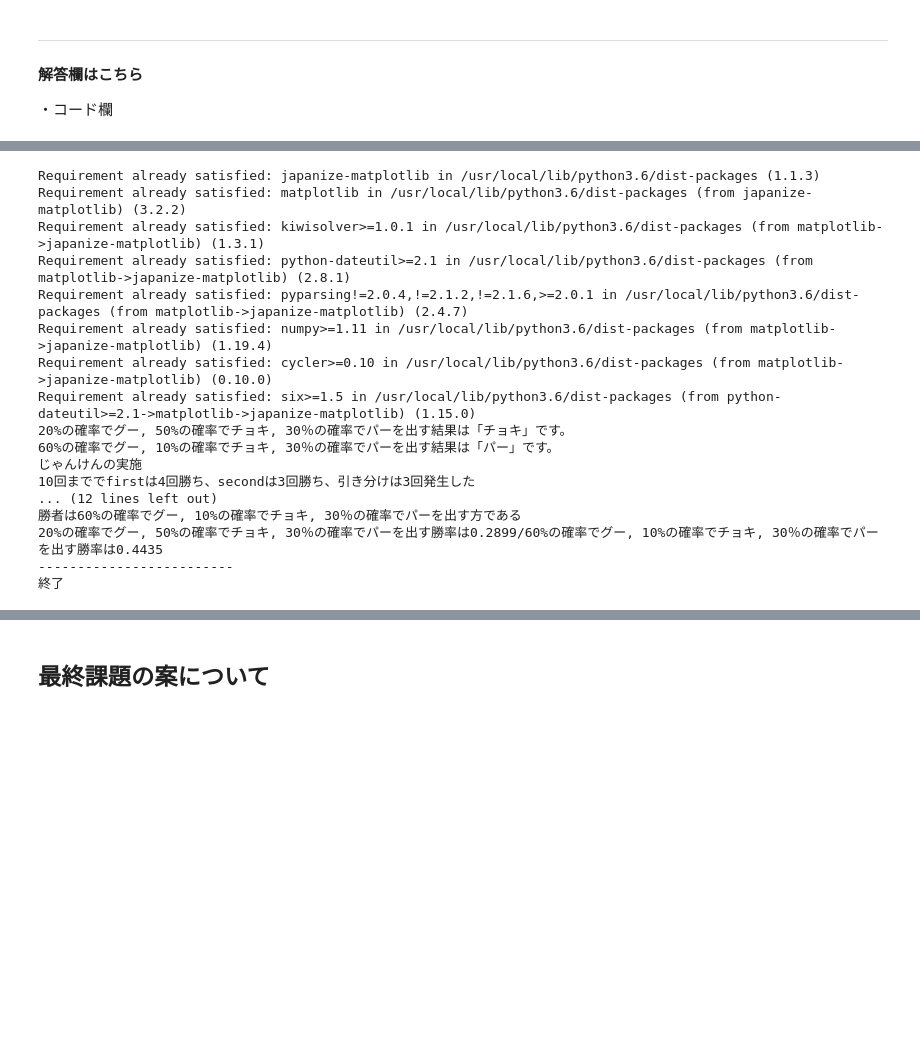
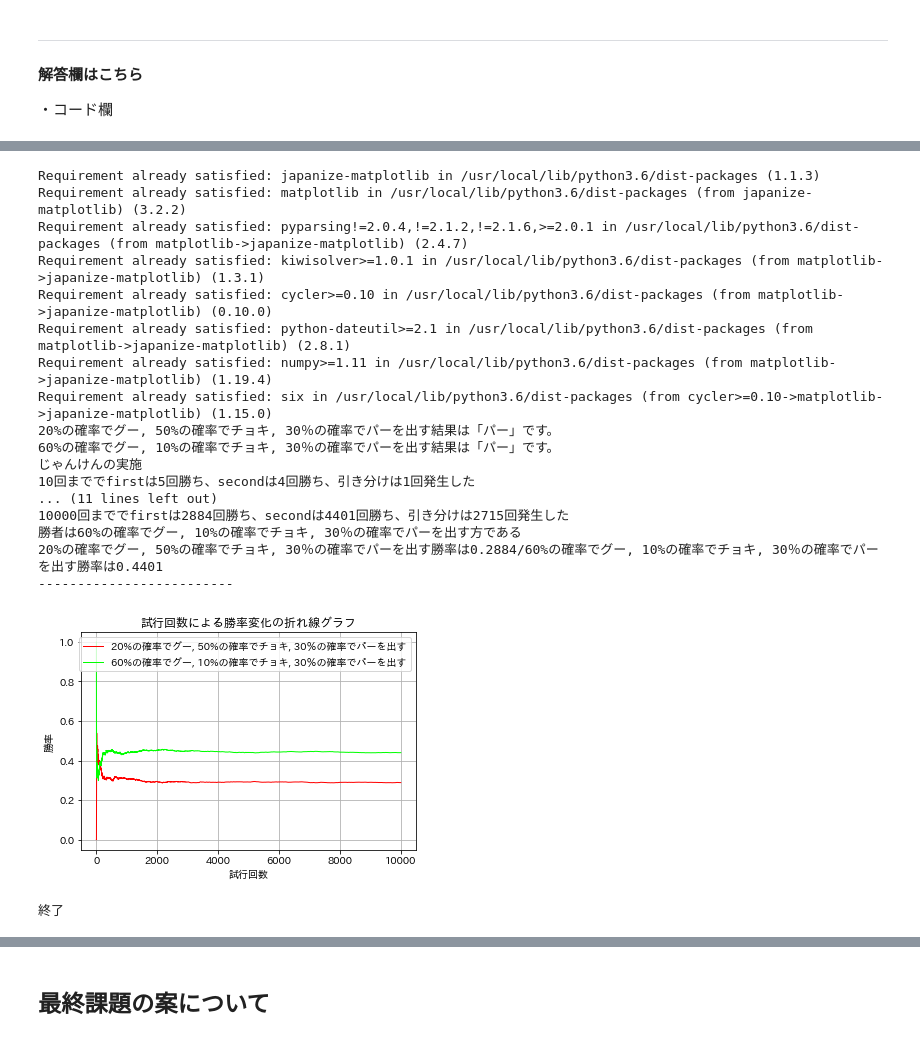
Before and after one commit to Usuyuki/Report2_AdDS2020, a Jupyter notebook: Report2_AdDS2020_202170U.ipynb, the cells around one changed output, grey strips where cells are left out. Saved outputs shown, nothing was run; the diff lists cells and outputs as text; code cells hidden in the pictures; blank space fills up the shorter version.

```diff
--- a/Report2_AdDS2020_202170U.ipynb
+++ b/Report2_AdDS2020_202170U.ipynb
@@ -349,13 +389,14 @@ $x$の変化の様子を作画するのも面白いですが、レポートで
 # %%
 #B問題
-import random
+import random#←numpyでも代替可能
+from matplotlib import pyplot as plt
 from matplotlib import pyplot as plt #グラフ描写
 !pip install japanize-matplotlib
 import japanize_matplotlib #文字化け防止
 te=["グー","チョキ","パー"]
 patternFirst="20%の確率でグー, 50%の確率でチョキ, 30％の確率でパーを出す"
 patternSecond="60%の確率でグー, 10%の確率でチョキ, 30％の確率でパーを出す"
-# random.seed(2020)
+random.seed(2020)
 
 
 
@@ -411,7 +452,7 @@ def calWinRate(countWin1,countWin2,countDraw):
   rateWin1=countWin1/total
   rateWin2=countWin2/total
 
-  print(patternFirst+"勝率は"+str(rateWin1)+"/"+patternSecond+"勝率は"+str(rateWin2))
+  return rateWin1,rateWin2
 
 
 print(patternFirst+"結果は「"+te[DoJankenFirst()]+"」です。")
@@ -421,6 +462,9 @@ print("じゃんけんの実施")
 countWin1=0
 countWin2=0
 countDraw=0
+winRateAll1=[]
+winRateAll2=[]
+countAll=[]
 for count in range(0, 10000, 1):
   result=DecesionJanken(DoJankenFirst(),DoJankenSecond())
   if(result==1):
@@ -433,49 +477,78 @@ for count in range(0, 10000, 1):
     #あいこ
     countDraw +=1
 
+  winRate=calWinRate(countWin1,countWin2,countDraw)#勝率計算→返り値は配列
+
+  #グラフ描画のための配列
+  countAll.append(count)
+  winRateAll1.append(winRate[0])
+  winRateAll2.append(winRate[1])
+
+
   if(count==9):
     # 10回までの結果は
     print("10回まででfirstは"+str(countWin1)+"回勝ち、secondは"+str(countWin2)+"回勝ち、引き分けは"+str(countDraw)+"回発生した")
     winner(countWin1,countWin2)
-    calWinRate(countWin1,countWin2,countDraw)
+    print(patternFirst+"勝率は"+str(winRate[0])+"/"+patternSecond+"勝率は"+str(winRate[1]))
     print("-------------------------")
   elif(count==99):
     #100回までの結果は
     print("100回まででfirstは"+str(countWin1)+"回勝ち、secondは"+str(countWin2)+"回勝ち、引き分けは"+str(countDraw)+"回発生した")
     winner(countWin1,countWin2)
-    calWinRate(countWin1,countWin2,countDraw)
+    print(patternFirst+"勝率は"+str(winRate[0])+"/"+patternSecond+"勝率は"+str(winRate[1]))
     print("-------------------------")
   elif(count==999):
     #1000回までの結果は
     print("1000回まででfirstは"+str(countWin1)+"回勝ち、secondは"+str(countWin2)+"回勝ち、引き分けは"+str(countDraw)+"回発生した")
     winner(countWin1,countWin2)
-    calWinRate(countWin1,countWin2,countDraw)
+    print(patternFirst+"勝率は"+str(winRate[0])+"/"+patternSecond+"勝率は"+str(winRate[1]))
     print("-------------------------")
   elif(count==9999):
     # １万回までの結果は
     print("10000回まででfirstは"+str(countWin1)+"回勝ち、secondは"+str(countWin2)+"回勝ち、引き分けは"+str(countDraw)+"回発生した")
     winner(countWin1,countWin2)
-    calWinRate(countWin1,countWin2,countDraw)
+    print(patternFirst+"勝率は"+str(winRate[0])+"/"+patternSecond+"勝率は"+str(winRate[1]))
     print("-------------------------")
+
+#グラフ
+# countAll.append(i)#x
+# winRateAll1#y
+# WinRateAll2#y
+fig = plt.figure()
+ax = fig.add_subplot(1, 1, 1)
+ax.plot(countAll, winRateAll1, "-", c="#ff0000", linewidth=1,)
+ax.plot(countAll, winRateAll2, "-", c="#00ff00", linewidth=1,)
+
+ax.grid(True)  # grid表示
+ax.set_xlabel('試行回数')  # x軸ラベル
+ax.set_ylabel('勝率')  # y軸ラベル
+ax.set_title('試行回数による勝率変化の折れ線グラフ')  # グラフタイトル
+ax.legend([patternFirst, patternSecond])  # 凡例を表示
+plt.show()
+plt.close()
+
+
 print("終了")
 # %% [output]
 Requirement already satisfied: japanize-matplotlib in /usr/local/lib/python3.6/dist-packages (1.1.3)
 Requirement already satisfied: matplotlib in /usr/local/lib/python3.6/dist-packages (from japanize-matplotlib) (3.2.2)
+Requirement already satisfied: pyparsing!=2.0.4,!=2.1.2,!=2.1.6,>=2.0.1 in /usr/local/lib/python3.6/dist-packages (from matplotlib->japanize-matplotlib) (2.4.7)
 Requirement already satisfied: kiwisolver>=1.0.1 in /usr/local/lib/python3.6/dist-packages (from matplotlib->japanize-matplotlib) (1.3.1)
+Requirement already satisfied: cycler>=0.10 in /usr/local/lib/python3.6/dist-packages (from matplotlib->japanize-matplotlib) (0.10.0)
 Requirement already satisfied: python-dateutil>=2.1 in /usr/local/lib/python3.6/dist-packages (from matplotlib->japanize-matplotlib) (2.8.1)
-Requirement already satisfied: pyparsing!=2.0.4,!=2.1.2,!=2.1.6,>=2.0.1 in /usr/local/lib/python3.6/dist-packages (from matplotlib->japanize-matplotlib) (2.4.7)
 Requirement already satisfied: numpy>=1.11 in /usr/local/lib/python3.6/dist-packages (from matplotlib->japanize-matplotlib) (1.19.4)
-Requirement already satisfied: cycler>=0.10 in /usr/local/lib/python3.6/dist-packages (from matplotlib->japanize-matplotlib) (0.10.0)
-Requirement already satisfied: six>=1.5 in /usr/local/lib/python3.6/dist-packages (from python-dateutil>=2.1->matplotlib->japanize-matplotlib) (1.15.0)
-20%の確率でグー, 50%の確率でチョキ, 30％の確率でパーを出す結果は「チョキ」です。
+Requirement already satisfied: six in /usr/local/lib/python3.6/dist-packages (from cycler>=0.10->matplotlib->japanize-matplotlib) (1.15.0)
+20%の確率でグー, 50%の確率でチョキ, 30％の確率でパーを出す結果は「パー」です。
 60%の確率でグー, 10%の確率でチョキ, 30％の確率でパーを出す結果は「パー」です。
 じゃんけんの実施
-10回まででfirstは4回勝ち、secondは3回勝ち、引き分けは3回発生した
-... (12 lines left out)
+10回まででfirstは5回勝ち、secondは4回勝ち、引き分けは1回発生した
+... (11 lines left out)
+10000回まででfirstは2884回勝ち、secondは4401回勝ち、引き分けは2715回発生した
 勝者は60%の確率でグー, 10%の確率でチョキ, 30％の確率でパーを出す方である
-20%の確率でグー, 50%の確率でチョキ, 30％の確率でパーを出す勝率は0.2899/60%の確率でグー, 10%の確率でチョキ, 30％の確率でパーを出す勝率は0.4435
+20%の確率でグー, 50%の確率でチョキ, 30％の確率でパーを出す勝率は0.2884/60%の確率でグー, 10%の確率でチョキ, 30％の確率でパーを出す勝率は0.4401
 -------------------------
-終了
+[figure, added]
+終了
 # %% [markdown]
 ・ 記述欄
 
```
Also changed, not shown: parts of 9 cells of this notebook.
